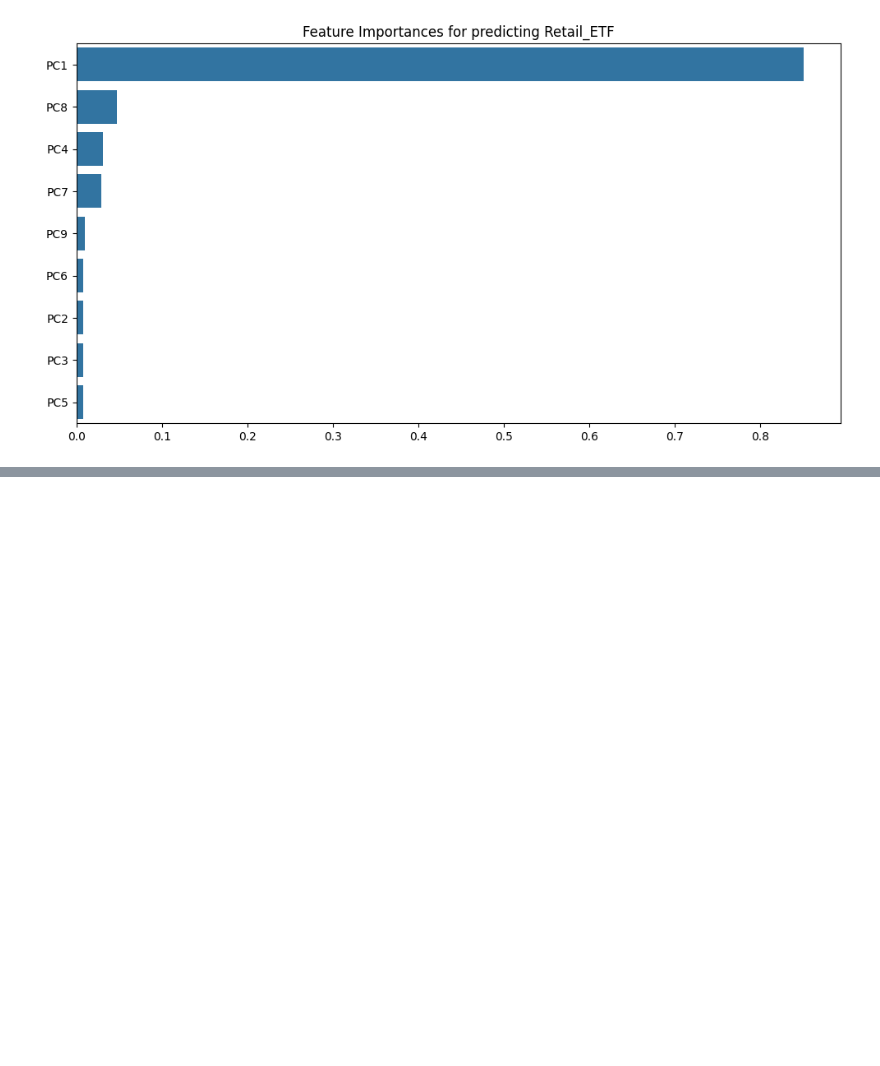
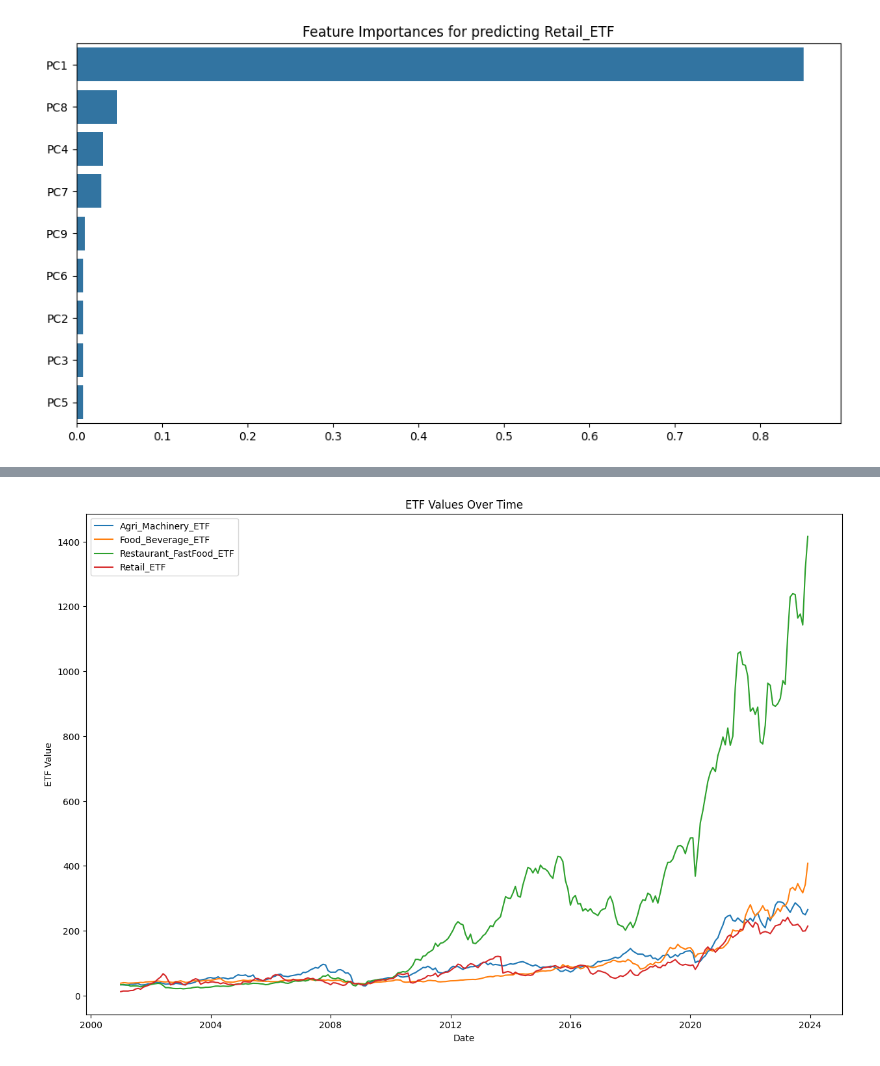
Before and after one commit to TonyZhang2004/Citadel-Summer-Datathon, a Jupyter notebook: train_rf.ipynb, the cells around one changed output, grey strips where cells are left out. Saved outputs shown, nothing was run; the diff lists cells and outputs as text; code cells hidden in the pictures; blank space fills up the shorter version.

```diff
--- a/train_rf.ipynb
+++ b/train_rf.ipynb
@@ -198,3 +263,7 @@ Mean Absolute Error (MAE): 12.325443658628805
 Root Mean Squared Error (RMSE): 17.887461137856377
 R-squared (R²): 0.8638593356842119
 [figure]
+# %%
+merged_etfs_xgb = merged_etfs.sort_values(by=['Year', 'Month']) #merged_etfs
+
+merged_etfs_xgb
@@ -200,0 +284,18 @@ R-squared (R²): 0.8638593356842119
+# %%
+merged_etfs_xgb['Date'] = pd.to_datetime(merged_etfs_xgb[['Year', 'Month']].assign(DAY=1))
+
+merged_etfs_xgb.set_index('Date', inplace=True)
+
+etf_columns = ['Agri_Machinery_ETF', 'Food_Beverage_ETF', 'Restaurant_FastFood_ETF', 'Retail_ETF']
+
+plt.figure(figsize=(15, 10))
+for etf in etf_columns:
+    plt.plot(merged_etfs_xgb.index, merged_etfs_xgb[etf], label=etf)
+
+plt.legend()
+plt.xlabel('Date')
+plt.ylabel('ETF Value')
+plt.title('ETF Values Over Time')
+plt.show()
+# %% [output]
+[figure, added]
```
Also changed, not shown: parts of 13 cells of this notebook.
